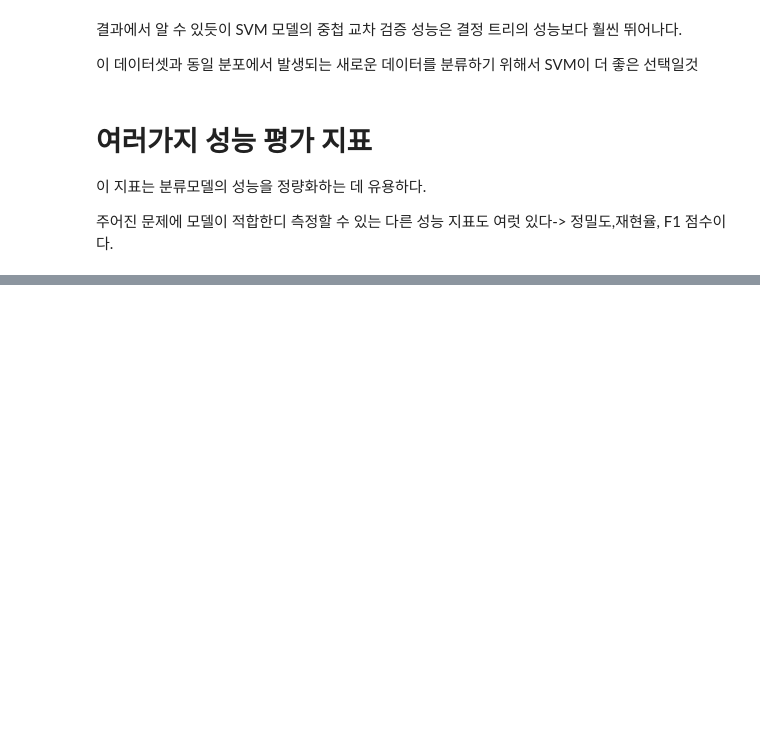
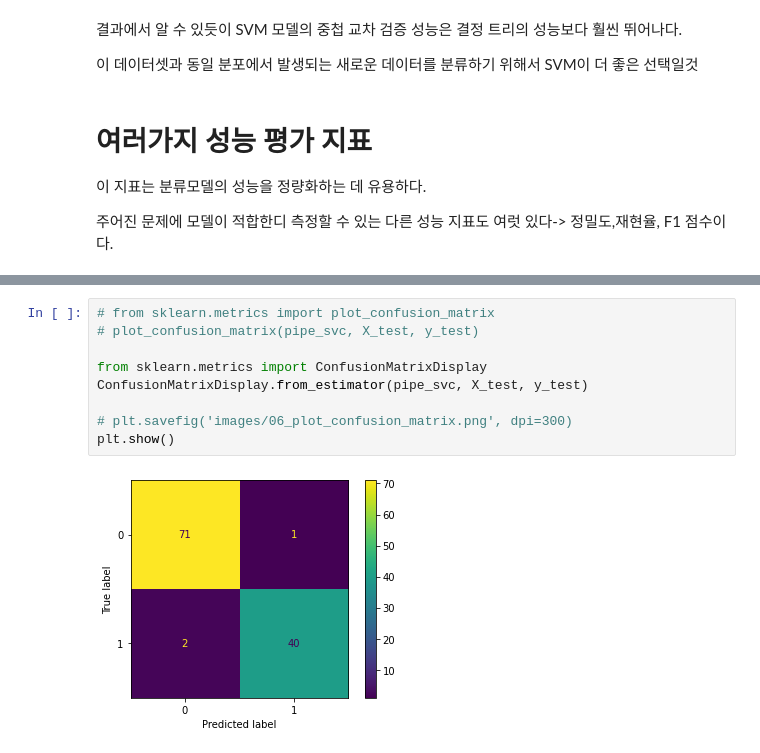
Before and after one commit to MinjuKim0217/Python-Machine-Learning-Book, a Jupyter notebook: 머신러닝_교과서_6장.ipynb, the cells around one changed output, grey strips where cells are left out. Saved outputs shown, nothing was run; the diff lists cells and outputs as text; blank space fills up the shorter version.

```diff
--- a/머신러닝_교과서_6장.ipynb
+++ b/머신러닝_교과서_6장.ipynb
@@ -567,0 +600,11 @@ CV 정확도: 0.934 +/- 0.016
+# %%
+# from sklearn.metrics import plot_confusion_matrix
+# plot_confusion_matrix(pipe_svc, X_test, y_test)
+
+from sklearn.metrics import ConfusionMatrixDisplay
+ConfusionMatrixDisplay.from_estimator(pipe_svc, X_test, y_test)
+
+# plt.savefig('images/06_plot_confusion_matrix.png', dpi=300)
+plt.show()
+# %% [output]
+[figure, added]
```
Also changed, not shown: parts of 22 cells of this notebook.
